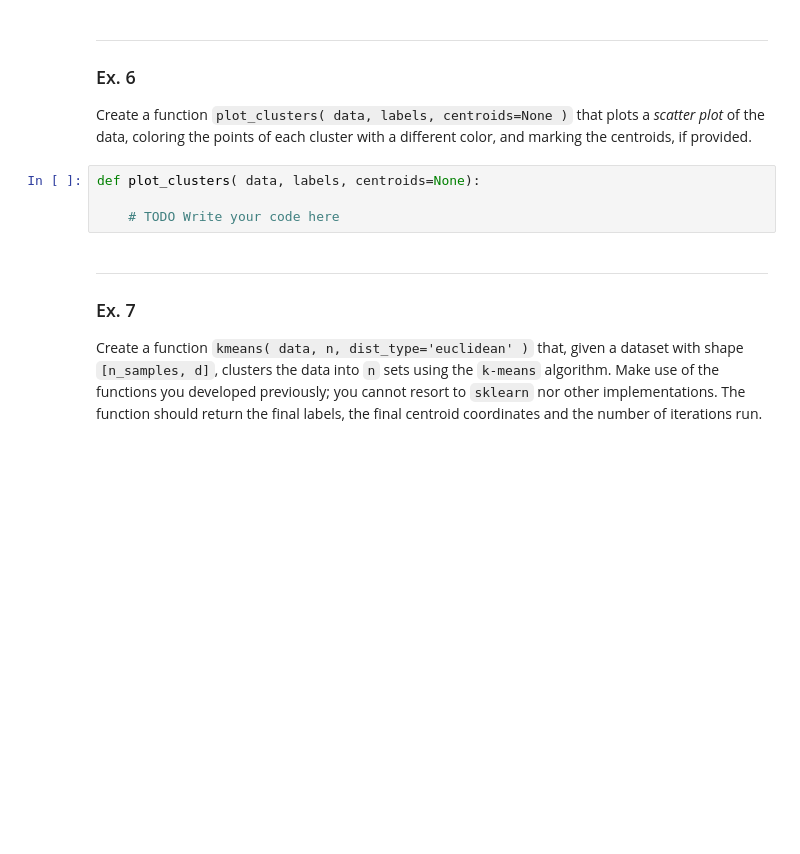
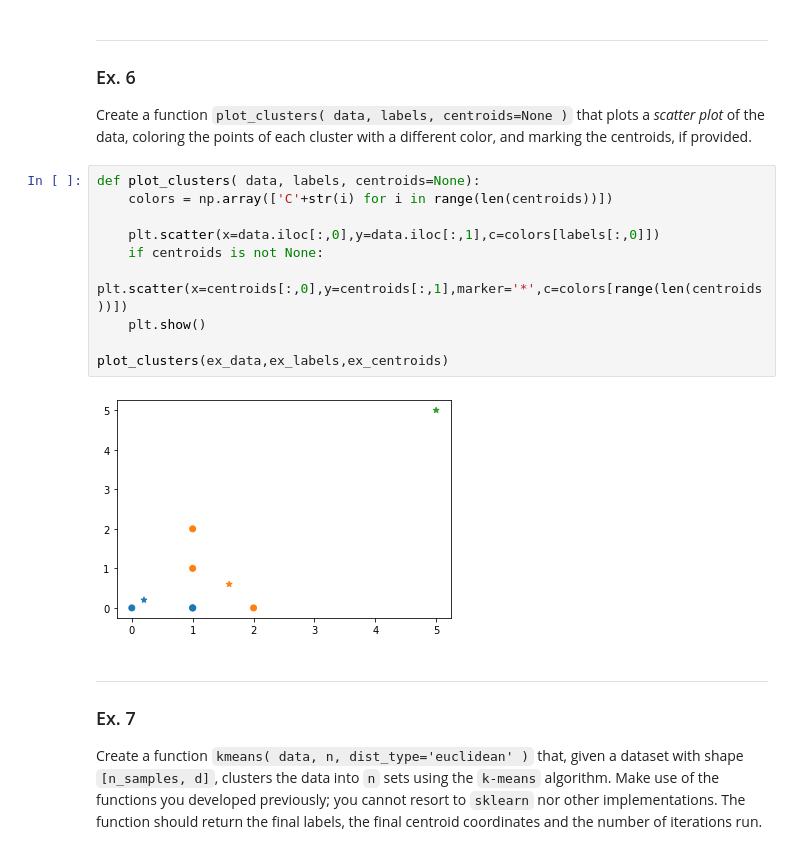
Before and after one commit to DrSh1ny/AC, a Jupyter notebook: PL3/TP1b.ipynb, the cells around one changed output. Cells and saved outputs as stored; diff of their text form; blank space fills up the shorter version.

```diff
--- a/PL3/TP1b.ipynb
+++ b/PL3/TP1b.ipynb
@@ -228,10 +229,18 @@ print( new_centroids )
 ### Ex. 6
 
 Create a function `plot_clusters( data, labels, centroids=None )` that plots a _scatter plot_ of the data, coloring the points of each cluster with a different color, and marking the centroids, if provided.
-# %%
-def plot_clusters( data, labels, centroids=None):
-
-    # TODO Write your code here
+# %%
+def plot_clusters( data, labels, centroids=None):
+    colors = np.array(['C'+str(i) for i in range(len(centroids))])
+
+    plt.scatter(x=data.iloc[:,0],y=data.iloc[:,1],c=colors[labels[:,0]])
+    if centroids is not None:
+        plt.scatter(x=centroids[:,0],y=centroids[:,1],marker='*',c=colors[range(len(centroids))])
+    plt.show()
+
+plot_clusters(ex_data,ex_labels,ex_centroids)
+# %% [output]
+[figure, added]
 # %% [markdown]
 ***
 ### Ex. 7
```
Also changed, not shown: parts of 1 cell of this notebook.
